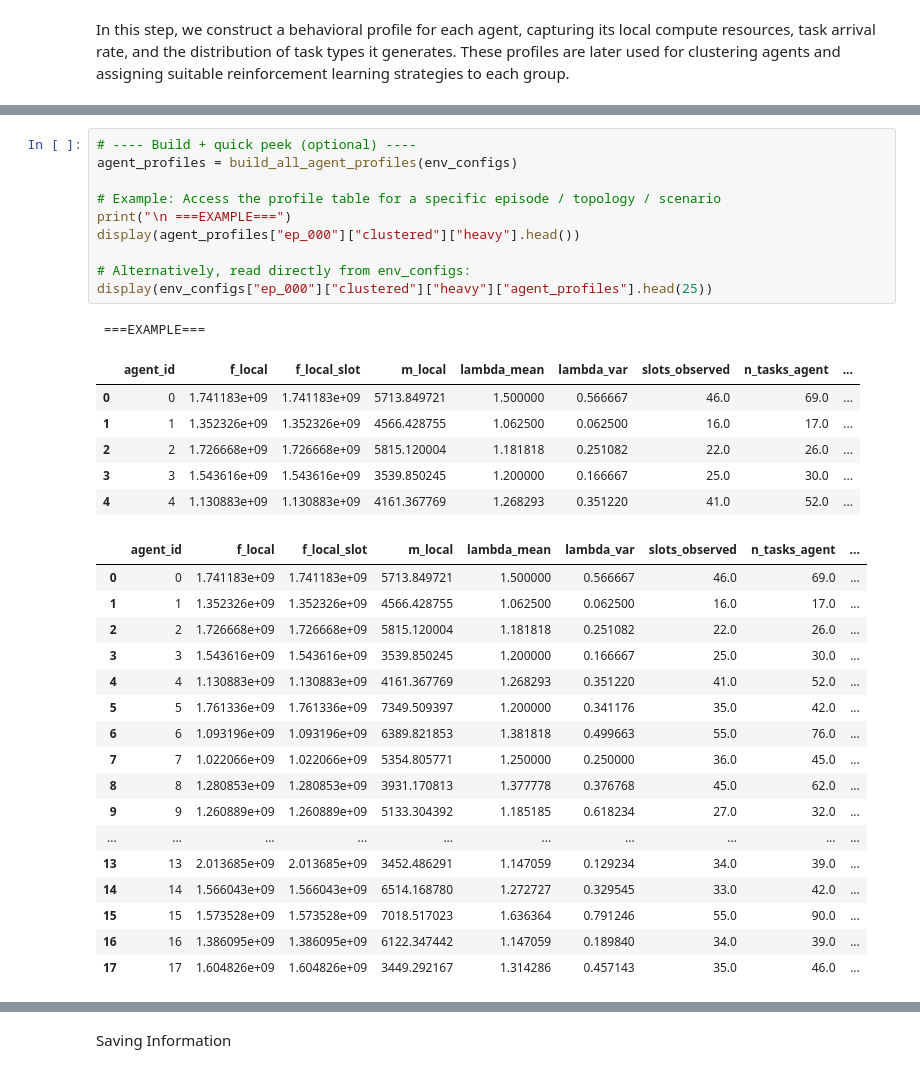
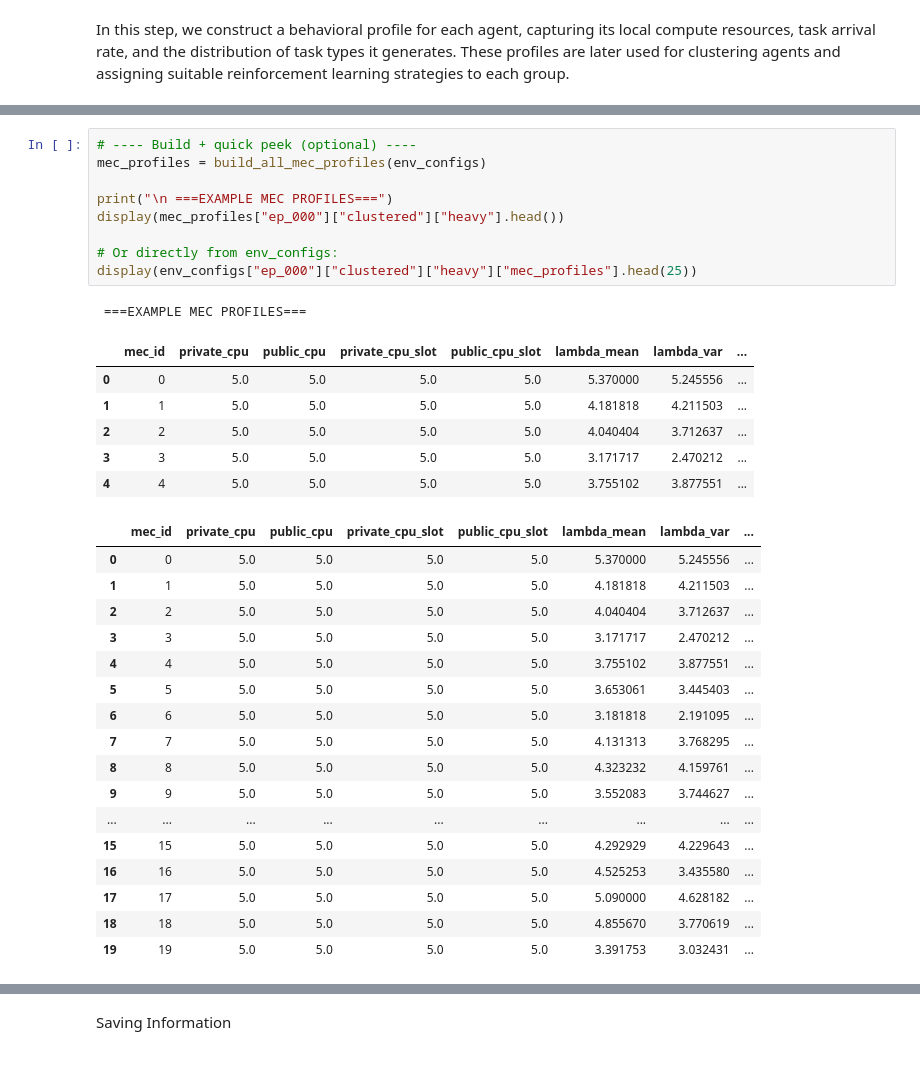
Before and after one commit to niusha-yaghini/Clustering-based-MARL-Offloading-in-Edge-Computing, a Jupyter notebook: Algorithm/Algorithm.ipynb, the cells around one changed output, grey strips where cells are left out. Saved outputs shown, nothing was run; the diff lists cells and outputs as text.

```diff
--- a/Algorithm/Algorithm.ipynb
+++ b/Algorithm/Algorithm.ipynb
@@ -3047,39 +3076,38 @@ def build_all_agent_profiles(env_configs: Dict[str, Dict[str, Dict[str, Any]]]):
     return out
 # %%
 # ---- Build + quick peek (optional) ----
-agent_profiles = build_all_agent_profiles(env_configs)
+mec_profiles = build_all_mec_profiles(env_configs)
 
-# Example: Access the profile table for a specific episode / topology / scenario
-print("\n ===EXAMPLE===")
-display(agent_profiles["ep_000"]["clustered"]["heavy"].head())
+print("\n ===EXAMPLE MEC PROFILES===")
+display(mec_profiles["ep_000"]["clustered"]["heavy"].head())
 
-# Alternatively, read directly from env_configs:
-display(env_configs["ep_000"]["clustered"]["heavy"]["agent_profiles"].head(25))
+# Or directly from env_configs:
+display(env_configs["ep_000"]["clustered"]["heavy"]["mec_profiles"].head(25))
 # %% [output]
- ===EXAMPLE===
+ ===EXAMPLE MEC PROFILES===
-|  | agent_id | f_local | f_local_slot | m_local | lambda_mean | lambda_var | slots_observed | n_tasks_agent | ... |
-| 0 | 0 | 1.741183e+09 | 1.741183e+09 | 5713.849721 | 1.500000 | 0.566667 | 46.0 | 69.0 | ... |
-| 1 | 1 | 1.352326e+09 | 1.352326e+09 | 4566.428755 | 1.062500 | 0.062500 | 16.0 | 17.0 | ... |
-| 2 | 2 | 1.726668e+09 | 1.726668e+09 | 5815.120004 | 1.181818 | 0.251082 | 22.0 | 26.0 | ... |
-| 3 | 3 | 1.543616e+09 | 1.543616e+09 | 3539.850245 | 1.200000 | 0.166667 | 25.0 | 30.0 | ... |
-| 4 | 4 | 1.130883e+09 | 1.130883e+09 | 4161.367769 | 1.268293 | 0.351220 | 41.0 | 52.0 | ... |
+|  | mec_id | private_cpu | public_cpu | private_cpu_slot | public_cpu_slot | lambda_mean | lambda_var | ... |
+| 0 | 0 | 5.0 | 5.0 | 5.0 | 5.0 | 5.370000 | 5.245556 | ... |
+| 1 | 1 | 5.0 | 5.0 | 5.0 | 5.0 | 4.181818 | 4.211503 | ... |
+| 2 | 2 | 5.0 | 5.0 | 5.0 | 5.0 | 4.040404 | 3.712637 | ... |
+| 3 | 3 | 5.0 | 5.0 | 5.0 | 5.0 | 3.171717 | 2.470212 | ... |
+| 4 | 4 | 5.0 | 5.0 | 5.0 | 5.0 | 3.755102 | 3.877551 | ... |
-|  | agent_id | f_local | f_local_slot | m_local | lambda_mean | lambda_var | slots_observed | n_tasks_agent | ... |
-| 0 | 0 | 1.741183e+09 | 1.741183e+09 | 5713.849721 | 1.500000 | 0.566667 | 46.0 | 69.0 | ... |
-| 1 | 1 | 1.352326e+09 | 1.352326e+09 | 4566.428755 | 1.062500 | 0.062500 | 16.0 | 17.0 | ... |
-| 2 | 2 | 1.726668e+09 | 1.726668e+09 | 5815.120004 | 1.181818 | 0.251082 | 22.0 | 26.0 | ... |
-| 3 | 3 | 1.543616e+09 | 1.543616e+09 | 3539.850245 | 1.200000 | 0.166667 | 25.0 | 30.0 | ... |
-| 4 | 4 | 1.130883e+09 | 1.130883e+09 | 4161.367769 | 1.268293 | 0.351220 | 41.0 | 52.0 | ... |
-| 5 | 5 | 1.761336e+09 | 1.761336e+09 | 7349.509397 | 1.200000 | 0.341176 | 35.0 | 42.0 | ... |
-| 6 | 6 | 1.093196e+09 | 1.093196e+09 | 6389.821853 | 1.381818 | 0.499663 | 55.0 | 76.0 | ... |
-| 7 | 7 | 1.022066e+09 | 1.022066e+09 | 5354.805771 | 1.250000 | 0.250000 | 36.0 | 45.0 | ... |
-| 8 | 8 | 1.280853e+09 | 1.280853e+09 | 3931.170813 | 1.377778 | 0.376768 | 45.0 | 62.0 | ... |
-| 9 | 9 | 1.260889e+09 | 1.260889e+09 | 5133.304392 | 1.185185 | 0.618234 | 27.0 | 32.0 | ... |
-| ... | ... | ... | ... | ... | ... | ... | ... | ... | ... |
-| 13 | 13 | 2.013685e+09 | 2.013685e+09 | 3452.486291 | 1.147059 | 0.129234 | 34.0 | 39.0 | ... |
-| 14 | 14 | 1.566043e+09 | 1.566043e+09 | 6514.168780 | 1.272727 | 0.329545 | 33.0 | 42.0 | ... |
-| 15 | 15 | 1.573528e+09 | 1.573528e+09 | 7018.517023 | 1.636364 | 0.791246 | 55.0 | 90.0 | ... |
-| 16 | 16 | 1.386095e+09 | 1.386095e+09 | 6122.347442 | 1.147059 | 0.189840 | 34.0 | 39.0 | ... |
-| 17 | 17 | 1.604826e+09 | 1.604826e+09 | 3449.292167 | 1.314286 | 0.457143 | 35.0 | 46.0 | ... |
+|  | mec_id | private_cpu | public_cpu | private_cpu_slot | public_cpu_slot | lambda_mean | lambda_var | ... |
+| 0 | 0 | 5.0 | 5.0 | 5.0 | 5.0 | 5.370000 | 5.245556 | ... |
+| 1 | 1 | 5.0 | 5.0 | 5.0 | 5.0 | 4.181818 | 4.211503 | ... |
+| 2 | 2 | 5.0 | 5.0 | 5.0 | 5.0 | 4.040404 | 3.712637 | ... |
+| 3 | 3 | 5.0 | 5.0 | 5.0 | 5.0 | 3.171717 | 2.470212 | ... |
+| 4 | 4 | 5.0 | 5.0 | 5.0 | 5.0 | 3.755102 | 3.877551 | ... |
+| 5 | 5 | 5.0 | 5.0 | 5.0 | 5.0 | 3.653061 | 3.445403 | ... |
+| 6 | 6 | 5.0 | 5.0 | 5.0 | 5.0 | 3.181818 | 2.191095 | ... |
+| 7 | 7 | 5.0 | 5.0 | 5.0 | 5.0 | 4.131313 | 3.768295 | ... |
+| 8 | 8 | 5.0 | 5.0 | 5.0 | 5.0 | 4.323232 | 4.159761 | ... |
+| 9 | 9 | 5.0 | 5.0 | 5.0 | 5.0 | 3.552083 | 3.744627 | ... |
+| ... | ... | ... | ... | ... | ... | ... | ... | ... |
+| 15 | 15 | 5.0 | 5.0 | 5.0 | 5.0 | 4.292929 | 4.229643 | ... |
+| 16 | 16 | 5.0 | 5.0 | 5.0 | 5.0 | 4.525253 | 3.435580 | ... |
+| 17 | 17 | 5.0 | 5.0 | 5.0 | 5.0 | 5.090000 | 4.628182 | ... |
+| 18 | 18 | 5.0 | 5.0 | 5.0 | 5.0 | 4.855670 | 3.770619 | ... |
+| 19 | 19 | 5.0 | 5.0 | 5.0 | 5.0 | 3.391753 | 3.032431 | ... |
 # %%
 ep   = "ep_000"
 topo = "clustered"
```
Also changed, not shown: parts of 3 cells of this notebook, 1 other file.
